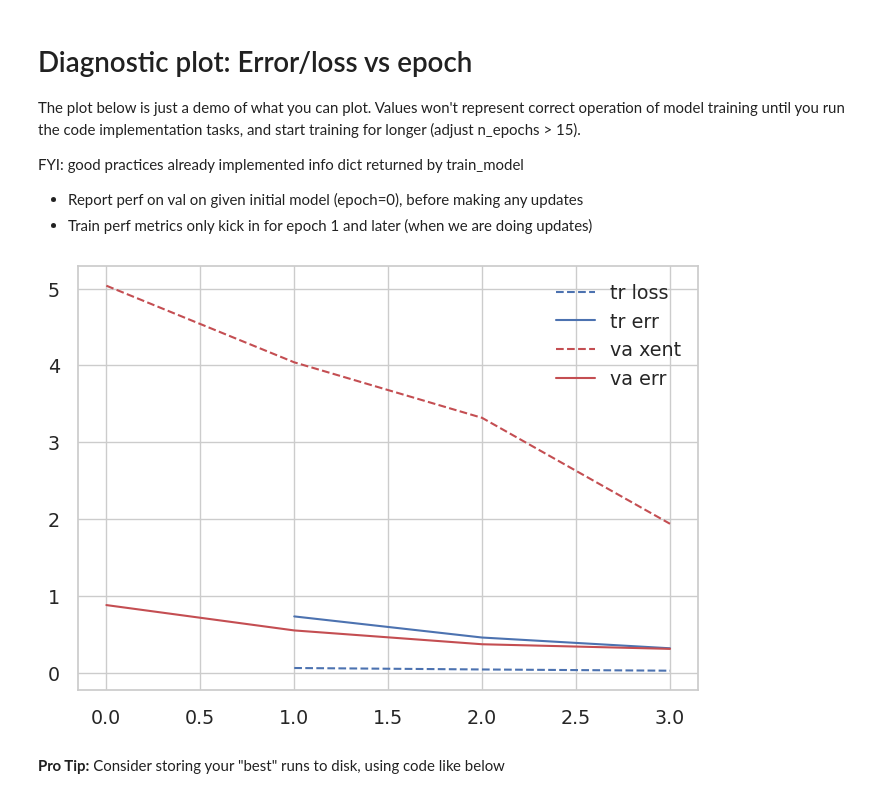
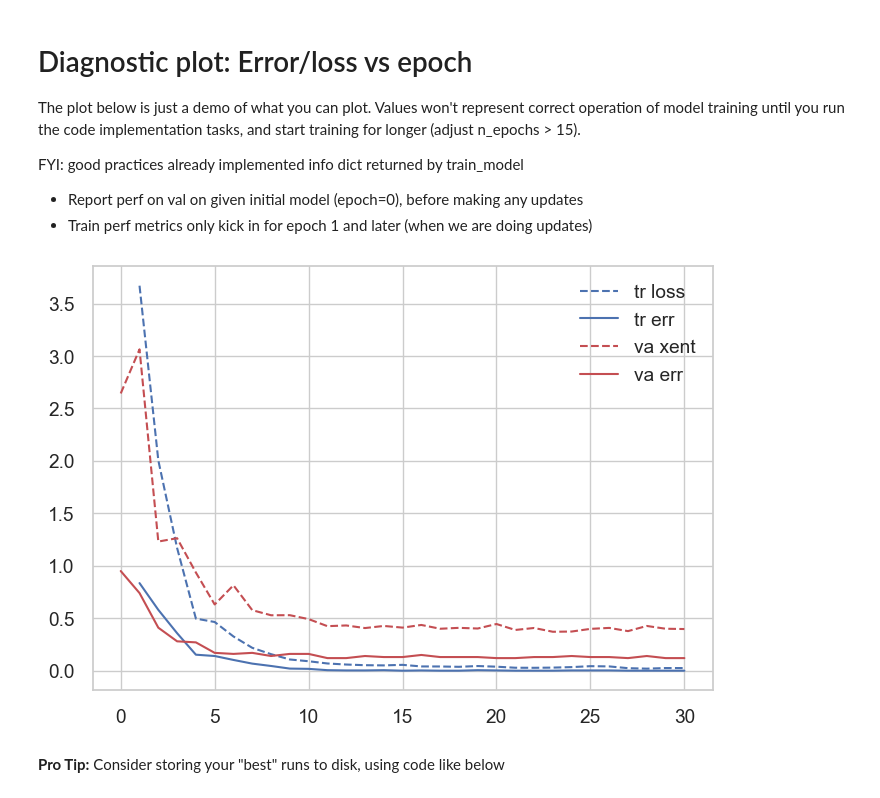
Before and after one commit to joseph280996/hw1, a Jupyter notebook: hw1.ipynb, the cells around one changed output. Saved outputs shown, nothing was run; the diff lists cells and outputs as text; code cells hidden in the pictures.

```diff
--- a/hw1.ipynb
+++ b/hw1.ipynb
@@ -10,7 +10,7 @@ Official Instructions: <https://www.cs.tufts.edu/cs/152L3D/2024f/hw1.html>
 This assignment might take a while.
 We recommend setting several variables here that prevent repeating long-running tasks.
 # %%
-device = 'cpu' # TODO change to GPU if you have one (e.g. on Colab)
+device = 'cuda' # TODO change to GPU if you have one (e.g. on Colab)
 
 PROB1_res_file = 'prob1_results.pkl'
 PROB2_res_file = 'prob2_results.pkl'
@@ -297,13 +313,16 @@ KeyboardInterrupt:
 # %%
 if PROB1_EXPERIMENTS:
-    seed = best_hyperparams['seed']
+    seed = 42
     resnet10_in = models.PretrainedResNetForBirdSnap10(
         src_dataset='ImageNet1k', arch='ResNet10', n_trainable_layers=1, seed=seed)
-    best_model, best_info = train.train_model(resnet10_in, device, train_loader, val_loader,
-        n_epochs=3,
-        lr=best_hyperparams["lr"],
-        l2pen_mag=best_hyperparams["l2open_mag"], # no L2 penalty on weight magnitude
+    best_model_rn10_in, best_info_rn10_in = train.train_model(resnet10_in, device, train_loader, val_loader,
+        n_epochs=30,
+        lr=0.01,
+        l2pen_mag=0.001, # no L2 penalty on weight magnitude
         data_order_seed=seed,
         )
+    best_info_rn10_in["lr"] = 0.01
+    best_info_rn10_in["l2pen_mag"] = 0.001
+    best_info_rn10_in["seed"] = 42
 # %% [output]
 Setup complete. Trainable parameter count=5130 over 2 tensors in layers: output.
@@ -321,14 +337,14 @@ FYI: good practices already implemented info dict returned by train_model
 * Report perf on val on given initial model (epoch=0), before making any updates
 * Train perf metrics only kick in for epoch 1 and later (when we are doing updates)
 # %%
-plt.plot(best_info['epochs'], best_info['tr']['loss'], '--', color='b', label='tr loss')
-plt.plot(best_info['epochs'], best_info['tr']['err'], '-', color='b', label='tr err')
+plt.plot(best_info_rn10_in['epochs'], best_info_rn10_in['tr']['loss'], '--', color='b', label='tr loss')
+plt.plot(best_info_rn10_in['epochs'], best_info_rn10_in['tr']['err'], '-', color='b', label='tr err')
 
-plt.plot(best_info['epochs'], best_info['va']['xent'], '--', color='r', label='va xent')
-plt.plot(best_info['epochs'], best_info['va']['err'], '-', color='r', label='va err')
+plt.plot(best_info_rn10_in['epochs'], best_info_rn10_in['va']['xent'], '--', color='r', label='va xent')
+plt.plot(best_info_rn10_in['epochs'], best_info_rn10_in['va']['err'], '-', color='r', label='va err')
 plt.legend();
 # %% [output]
-[figure, old version]
+[figure, new version]
 # %% [markdown]
 **Pro Tip:** Consider storing your "best" runs to disk, using code like below
 # %% [markdown]
```
Also changed, not shown: parts of 32 cells of this notebook, 1 other file.
